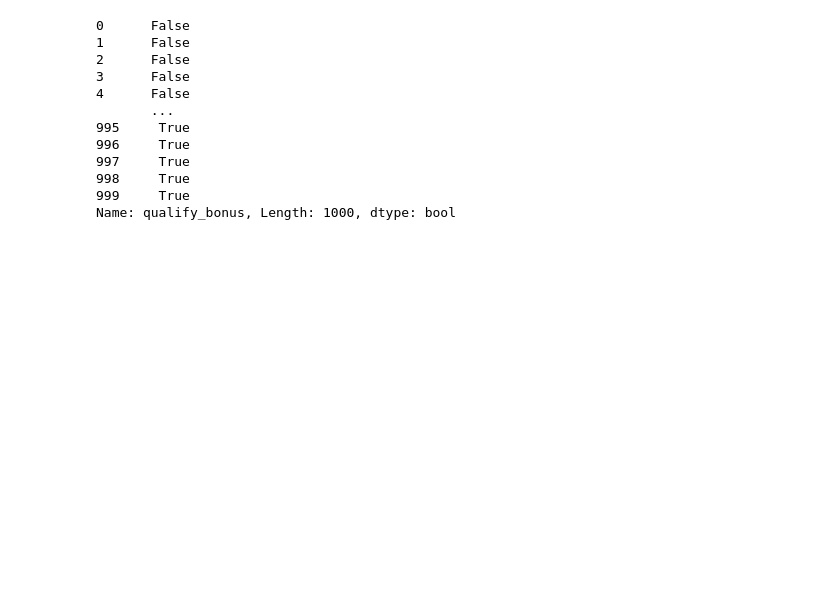
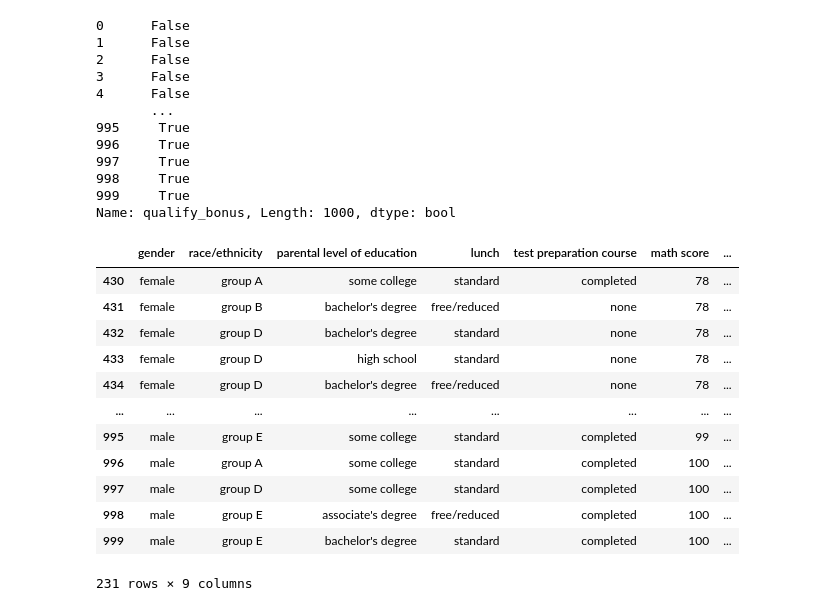
Before and after one commit to athu-lya/Assignment1, a Jupyter notebook: Assignment_on_Measures_of_Central_Tendency_and_Dispersion_athulya.ipynb, the cells around one changed output. Cells and saved outputs as stored; diff of their text form; code cells hidden in the pictures; blank space fills up the shorter version.

```diff
--- a/Assignment_on_Measures_of_Central_Tendency_and_Dispersion_athulya.ipynb
+++ b/Assignment_on_Measures_of_Central_Tendency_and_Dispersion_athulya.ipynb
@@ -76,7 +72,7 @@ data.groupby(['gender','test preparation course']).var()
 # %%
 #5. The management needs your help to give bonus points to the top 25% of students based on their math score,so how will you help the management to achieve this.
 # %%
-score=data['math score'].quantile(0.75)
+threshold_score=data['math score'].quantile(0.75)
 data['qualify_bonus']=data['math score']>=score
 print(data['qualify_bonus'])
 # %% [output]
@@ -92,3 +88,21 @@ print(data['qualify_bonus'])
 998     True
 999     True
 Name: qualify_bonus, Length: 1000, dtype: bool
+# %%
+# finding students with more than threshold math score
+top_25_percent = data[data['math score'] > threshold_score]
+top_25_percent
+# %% [output]
+|  | gender | race/ethnicity | parental level of education | lunch | test preparation course | math score | ... |
+| 430 | female | group A | some college | standard | completed | 78 | ... |
+| 431 | female | group B | bachelor's degree | free/reduced | none | 78 | ... |
+| 432 | female | group D | bachelor's degree | standard | none | 78 | ... |
+| 433 | female | group D | high school | standard | none | 78 | ... |
+| 434 | female | group D | bachelor's degree | free/reduced | none | 78 | ... |
+| ... | ... | ... | ... | ... | ... | ... | ... |
+| 995 | male | group E | some college | standard | completed | 99 | ... |
+| 996 | male | group A | some college | standard | completed | 100 | ... |
+| 997 | male | group D | some college | standard | completed | 100 | ... |
+| 998 | male | group E | associate's degree | free/reduced | completed | 100 | ... |
+| 999 | male | group E | bachelor's degree | standard | completed | 100 | ... |
+231 rows × 9 columns
```
Also changed, not shown: parts of 2 cells of this notebook.
